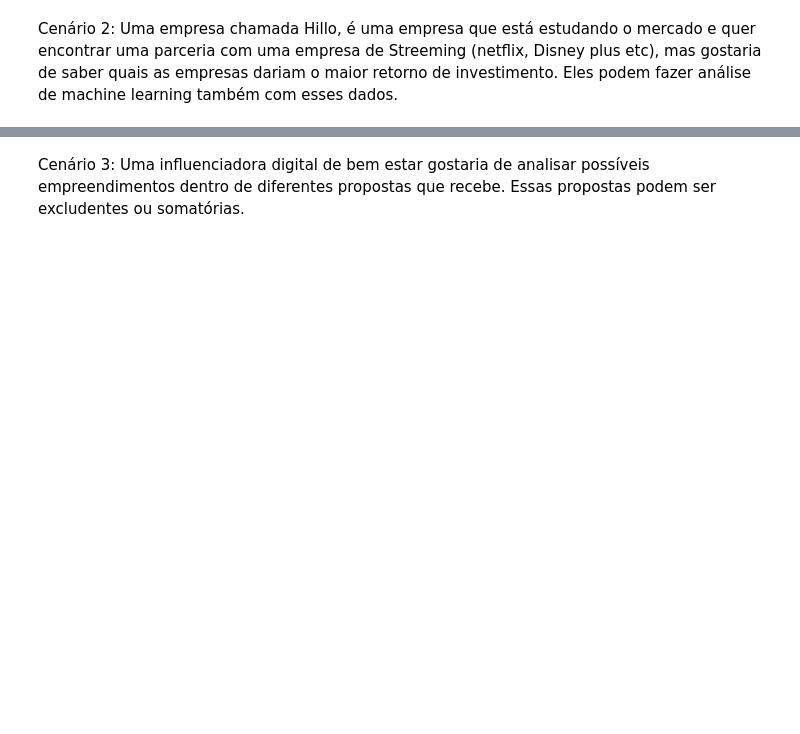
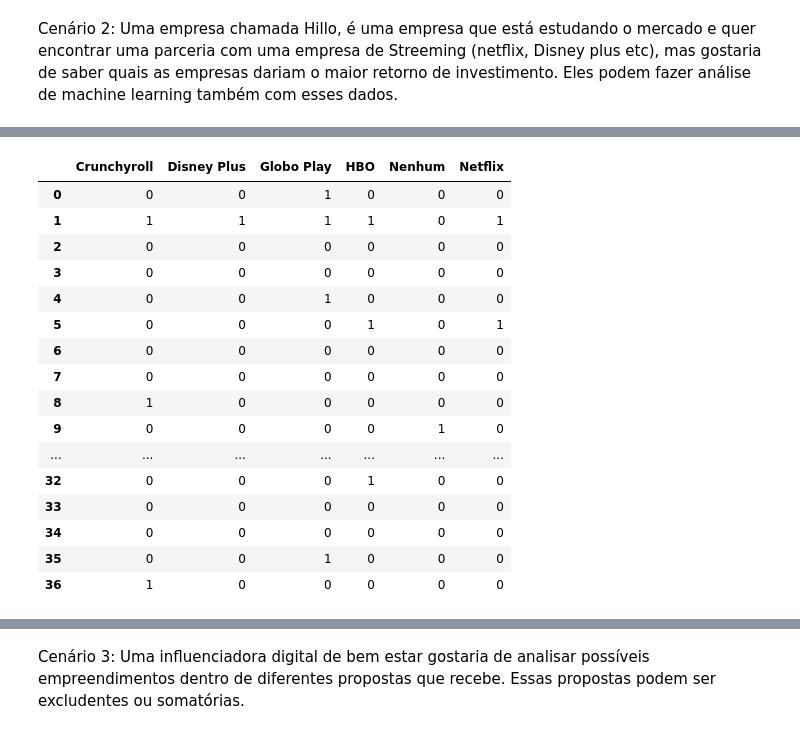
Before and after one commit to dsreliete/Womakerscode-DA-colabs, a Jupyter notebook: [Notebook]_Python_para_Dados_Data_Wrangling.ipynb, the cells around one changed output, grey strips where cells are left out. Cells and saved outputs as stored; diff of their text form; code cells hidden in the pictures; blank space fills up the shorter version.

```diff
--- a/[Notebook]_Python_para_Dados_Data_Wrangling.ipynb
+++ b/[Notebook]_Python_para_Dados_Data_Wrangling.ipynb
@@ -265,3 +290,6 @@ df_1.head()
 # %% [markdown]
 Cenário 2: Uma empresa chamada Hillo, é uma empresa que está estudando o mercado e quer encontrar uma parceria com uma empresa de Streeming (netflix, Disney plus etc), mas gostaria de saber quais as empresas dariam o maior retorno de investimento.
 Eles podem fazer análise de machine learning também com esses dados.
+# %%
+df_pessoas2 = df.copy()
+df_pessoas2.head()
@@ -267,0 +313,6 @@ Eles podem fazer análise de machine learning também com esses dados.
+# %%
+drop_cols = ['Restrição alimentar', 'Vai na Praia Mensalmente', 'Moradia',
+        'Usa protetor solar diariamente', 'Faz Academia',
+             'Compra e Lê Livros Todos os Anos', 'Quantidade de Livros Comprados',
+       'Autor Favorito']
+df_pessoas2.drop(columns=drop_cols, inplace=True)
@@ -267,0 +349,21 @@ Eles podem fazer análise de machine learning também com esses dados.
+# %%
+#estado de streaming
+df_pessoas2['Streaming'].str.get_dummies(sep=' e ')
+# %% [output]
+|  | Crunchyroll | Disney Plus | Globo Play | HBO | Nenhum | Netflix |
+| 0 | 0 | 0 | 1 | 0 | 0 | 0 |
+| 1 | 1 | 1 | 1 | 1 | 0 | 1 |
+| 2 | 0 | 0 | 0 | 0 | 0 | 0 |
+| 3 | 0 | 0 | 0 | 0 | 0 | 0 |
+| 4 | 0 | 0 | 1 | 0 | 0 | 0 |
+| 5 | 0 | 0 | 0 | 1 | 0 | 1 |
+| 6 | 0 | 0 | 0 | 0 | 0 | 0 |
+| 7 | 0 | 0 | 0 | 0 | 0 | 0 |
+| 8 | 1 | 0 | 0 | 0 | 0 | 0 |
+| 9 | 0 | 0 | 0 | 0 | 1 | 0 |
+| ... | ... | ... | ... | ... | ... | ... |
+| 32 | 0 | 0 | 0 | 1 | 0 | 0 |
+| 33 | 0 | 0 | 0 | 0 | 0 | 0 |
+| 34 | 0 | 0 | 0 | 0 | 0 | 0 |
+| 35 | 0 | 0 | 1 | 0 | 0 | 0 |
+| 36 | 1 | 0 | 0 | 0 | 0 | 0 |
```
Also changed, not shown: parts of 29 cells of this notebook.
